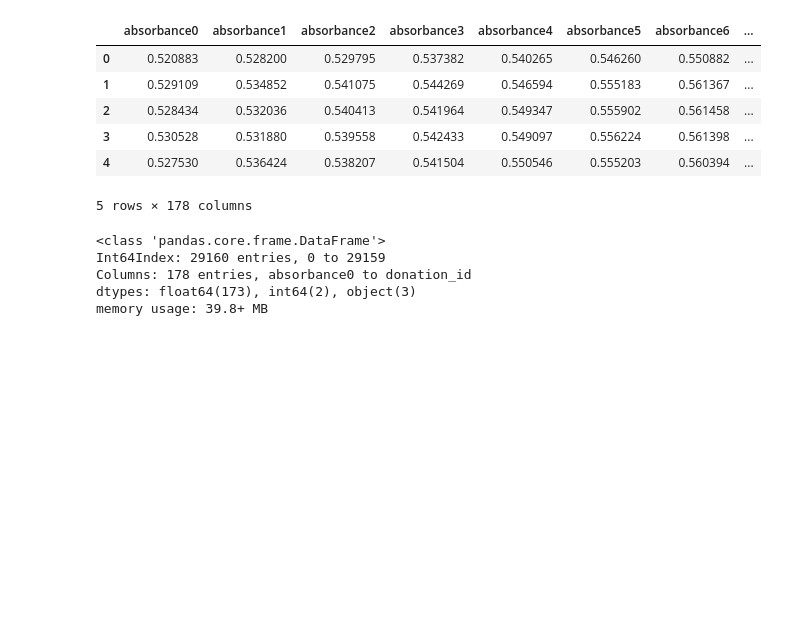
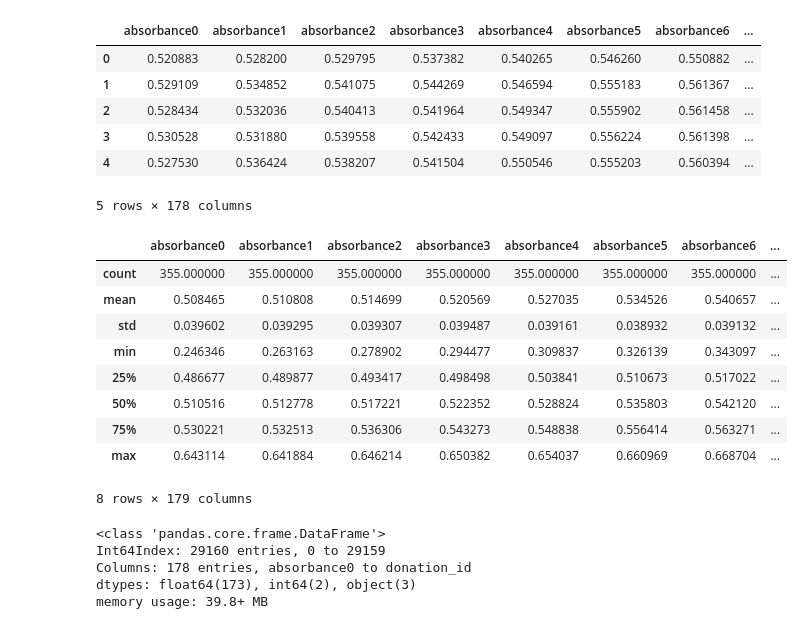
Before and after one commit to Abimbola-ai/Blood-Spectorscopy, a Jupyter notebook: data_cleaning.ipynb, the cells around one changed output. Cells and saved outputs as stored; diff of their text form; code cells hidden in the pictures; blank space fills up the shorter version.

```diff
--- a/data_cleaning.ipynb
+++ b/data_cleaning.ipynb
@@ -73,6 +62,19 @@ train.head()
 | 3 | 0.530528 | 0.531880 | 0.539558 | 0.542433 | 0.549097 | 0.556224 | 0.561398 | ... |
 | 4 | 0.527530 | 0.536424 | 0.538207 | 0.541504 | 0.550546 | 0.555203 | 0.560394 | ... |
 5 rows × 178 columns
+# %%
+train.describe()
+# %% [output]
+|  | absorbance0 | absorbance1 | absorbance2 | absorbance3 | absorbance4 | absorbance5 | absorbance6 | ... |
+| count | 355.000000 | 355.000000 | 355.000000 | 355.000000 | 355.000000 | 355.000000 | 355.000000 | ... |
+| mean | 0.508465 | 0.510808 | 0.514699 | 0.520569 | 0.527035 | 0.534526 | 0.540657 | ... |
+| std | 0.039602 | 0.039295 | 0.039307 | 0.039487 | 0.039161 | 0.038932 | 0.039132 | ... |
+| min | 0.246346 | 0.263163 | 0.278902 | 0.294477 | 0.309837 | 0.326139 | 0.343097 | ... |
+| 25% | 0.486677 | 0.489877 | 0.493417 | 0.498498 | 0.503841 | 0.510673 | 0.517022 | ... |
+| 50% | 0.510516 | 0.512778 | 0.517221 | 0.522352 | 0.528824 | 0.535803 | 0.542120 | ... |
+| 75% | 0.530221 | 0.532513 | 0.536306 | 0.543273 | 0.548838 | 0.556414 | 0.563271 | ... |
+| max | 0.643114 | 0.641884 | 0.646214 | 0.650382 | 0.654037 | 0.660969 | 0.668704 | ... |
+8 rows × 179 columns
 # %%
 train.info()
 # %% [output]
```
Also changed, not shown: parts of 8 cells of this notebook, 2 other files.
